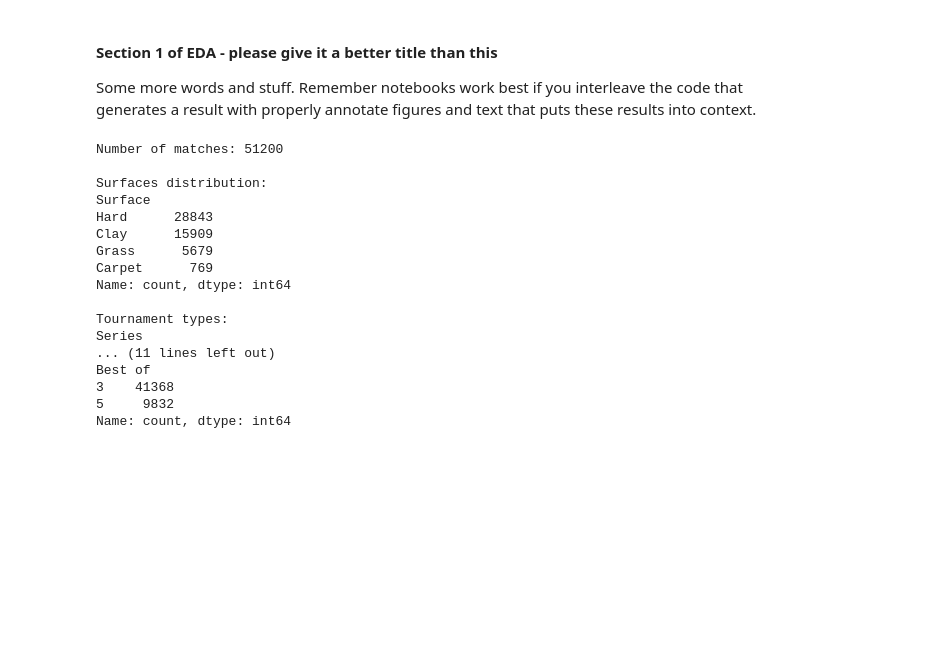
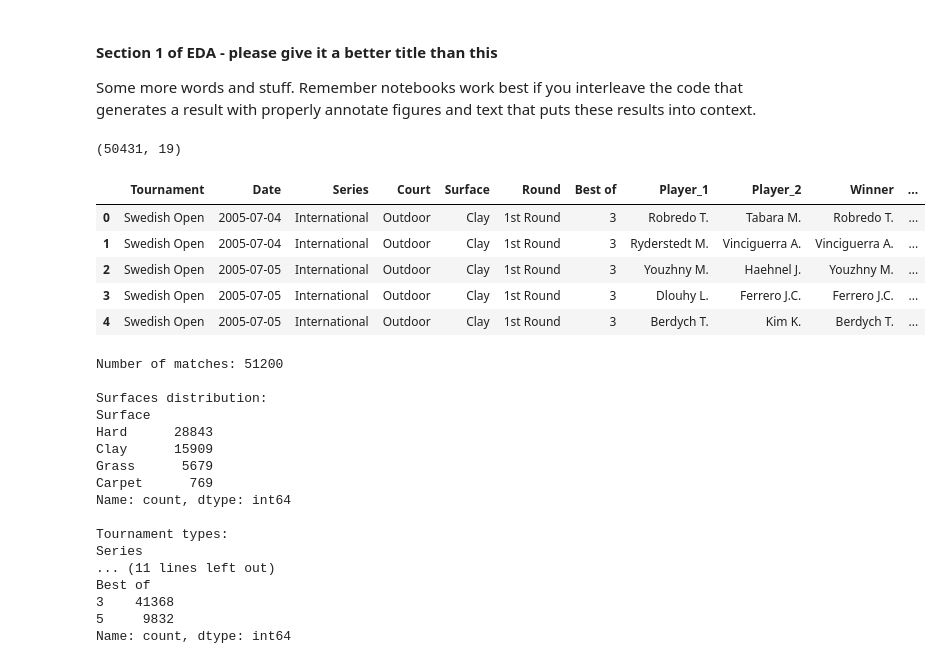
Before and after one commit to COGS108/Group027_WI26, a Jupyter notebook: 02-EDACheckpoint.ipynb, the cells around one changed output. Saved outputs shown, nothing was run; the diff lists cells and outputs as text; code cells hidden in the pictures; blank space fills up the shorter version.

```diff
--- a/02-EDACheckpoint.ipynb
+++ b/02-EDACheckpoint.ipynb
@@ -259,6 +259,24 @@ These exploratory analyses provide intuition about the dataset and help motivate
 #### Section 1 of EDA - please give it a better title than this
 
 Some more words and stuff.  Remember notebooks work best if you interleave the code that generates a result with properly annotate figures and text that puts these results into context.
+# %%
+import pandas as pd
+import numpy as np
+import matplotlib.pyplot as plt
+import seaborn as sns
+
+df = pd.read_csv("data/02-processed/atp_tennis_processed.csv")
+
+print(df.shape)
+df.head()
+# %% [output]
+(50431, 19)
+|  | Tournament | Date | Series | Court | Surface | Round | Best of | Player_1 | Player_2 | Winner | ... |
+| 0 | Swedish Open | 2005-07-04 | International | Outdoor | Clay | 1st Round | 3 | Robredo T. | Tabara M. | Robredo T. | ... |
+| 1 | Swedish Open | 2005-07-04 | International | Outdoor | Clay | 1st Round | 3 | Ryderstedt M. | Vinciguerra A. | Vinciguerra A. | ... |
+| 2 | Swedish Open | 2005-07-05 | International | Outdoor | Clay | 1st Round | 3 | Youzhny M. | Haehnel J. | Youzhny M. | ... |
+| 3 | Swedish Open | 2005-07-05 | International | Outdoor | Clay | 1st Round | 3 | Dlouhy L. | Ferrero J.C. | Ferrero J.C. | ... |
+| 4 | Swedish Open | 2005-07-05 | International | Outdoor | Clay | 1st Round | 3 | Berdych T. | Kim K. | Berdych T. | ... |
 # %%
 print("Number of matches:", len(df_clean))
 
```
Also changed, not shown: parts of 1 cell of this notebook.
